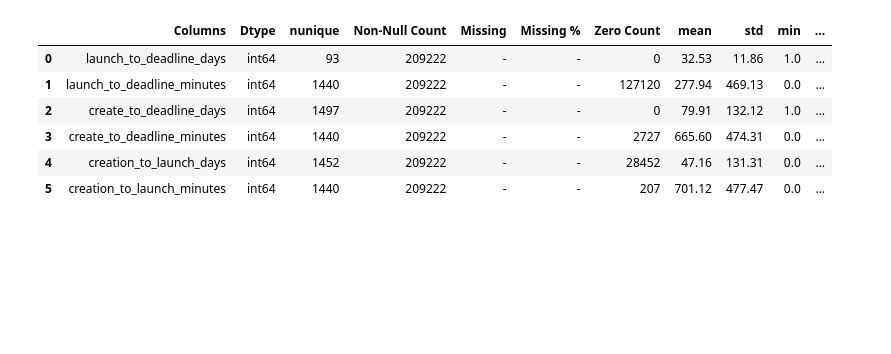
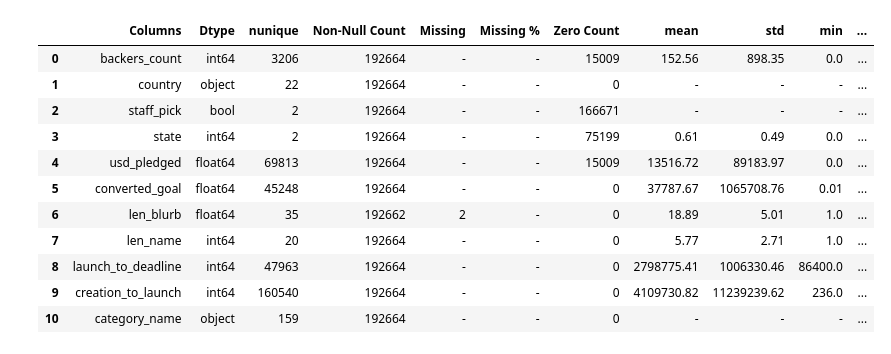
Before and after one commit to joshuadbeil/kickstarter_challenge, a Jupyter notebook: 03-cleaning.ipynb, the cells around one changed output. Drawn from its saved outputs; the diff is of its cells as text; code cells hidden in the pictures; blank space fills up the shorter version.

Commit message:
data frame cleaning and initial feature/target selection, first model CV predictions, processing pipeline added, model dictionaries added

```diff
--- a/03-cleaning.ipynb
+++ b/03-cleaning.ipynb
@@ -16 +57,44 @@ for column in date_columns:
+# %%
+# 'blurb' and 'name' to len()
+def string_length(df):
+    df['len_blurb'] = df['blurb'].str.split().str.len()
+    df['len_name'] = df['name'].str.split().str.len()
+    df.drop(['blurb', 'name'], axis = 1, inplace = True)
+    return df
+
+data = string_length(data)
+# %%
+# created and launch time windows
+date_columns = ['created_at','deadline','launched_at']
+
+# for column in date_columns:
+#     data[column] = data[column].apply(dt.datetime.fromtimestamp)
+
+launch_to_deadline = (data['deadline'] - data['launched_at'])
+creation_to_launch = (data['launched_at'] - data['created_at'])
+
+data['launch_to_deadline'] = launch_to_deadline
+data['creation_to_launch'] = creation_to_launch
+
+data.drop(date_columns, axis=1, inplace=True)
+
+# launch_to_deadline_days = launch_to_deadline.dt.days
+# launch_to_deadline_minutes = launch_to_deadline.dt.seconds // 60
+
+# creation_to_launch_days = creation_to_launch.dt.days
+# creation_to_launch_minutes = creation_to_launch.dt.seconds // 60
+
+# time_df = pd.concat([launch_to_deadline_days, launch_to_deadline_minutes,
+#                      creation_to_launch_days, creation_to_launch_minutes],
+#                     axis=1,
+#                     keys = ['launch_to_deadline_days', 'launch_to_deadline_minutes',
+#                             'creation_to_launch_days', 'creation_to_launch_minutes'])
+# %%
+# convert category vars to categories
+data = jc.process_dataframe(data)
+data.drop(['category_slug','category_id'], axis=1, inplace=True)
+# %%
+# drop everything that isn't successful or failed
+data = data.query('state == "successful" | state == "failed" ')
+data.state = data.state.apply(lambda x: 0 if 'failed' in x else 1)
 # %%
@@ -49,18 +116,23 @@ time_df = pd.concat([launch_to_deadline_days, launch_to_deadline_minutes,
 # %%
-vs.nice_summary(time_df)
+vs.nice_summary(data)
 
 # sns.histplot(data=time_df, x='launch_to_deadline')
 
 # it looks like projects can be created but not immediately launched
 # once a project is launched there is a maximum funding time of 93 days (3 months)
 
 # when do people launch their projects?
 # when are they more likely to postpone the launch?
 # %% [output]
 |  | Columns | Dtype | nunique | Non-Null Count | Missing | Missing % | Zero Count | mean | std | min | ... |
-| 0 | launch_to_deadline_days | int64 | 93 | 209222 | - | - | 0 | 32.53 | 11.86 | 1.0 | ... |
-| 1 | launch_to_deadline_minutes | int64 | 1440 | 209222 | - | - | 127120 | 277.94 | 469.13 | 0.0 | ... |
-| 2 | create_to_deadline_days | int64 | 1497 | 209222 | - | - | 0 | 79.91 | 132.12 | 1.0 | ... |
-| 3 | create_to_deadline_minutes | int64 | 1440 | 209222 | - | - | 2727 | 665.60 | 474.31 | 0.0 | ... |
-| 4 | creation_to_launch_days | int64 | 1452 | 209222 | - | - | 28452 | 47.16 | 131.31 | 0.0 | ... |
-| 5 | creation_to_launch_minutes | int64 | 1440 | 209222 | - | - | 207 | 701.12 | 477.47 | 0.0 | ... |
+| 0 | backers_count | int64 | 3206 | 192664 | - | - | 15009 | 152.56 | 898.35 | 0.0 | ... |
+| 1 | country | object | 22 | 192664 | - | - | 0 | - | - | - | ... |
+| 2 | staff_pick | bool | 2 | 192664 | - | - | 166671 | - | - | - | ... |
+| 3 | state | int64 | 2 | 192664 | - | - | 75199 | 0.61 | 0.49 | 0.0 | ... |
+| 4 | usd_pledged | float64 | 69813 | 192664 | - | - | 15009 | 13516.72 | 89183.97 | 0.0 | ... |
+| 5 | converted_goal | float64 | 45248 | 192664 | - | - | 0 | 37787.67 | 1065708.76 | 0.01 | ... |
+| 6 | len_blurb | float64 | 35 | 192662 | 2 | - | 0 | 18.89 | 5.01 | 1.0 | ... |
+| 7 | len_name | int64 | 20 | 192664 | - | - | 0 | 5.77 | 2.71 | 1.0 | ... |
+| 8 | launch_to_deadline | int64 | 47963 | 192664 | - | - | 0 | 2798775.41 | 1006330.46 | 86400.0 | ... |
+| 9 | creation_to_launch | int64 | 160540 | 192664 | - | - | 0 | 4109730.82 | 11239239.62 | 236.0 | ... |
+| 10 | category_name | object | 159 | 192664 | - | - | 0 | - | - | - | ... |
```
Also changed, not shown: parts of 11 cells of this notebook, 6 other files.
